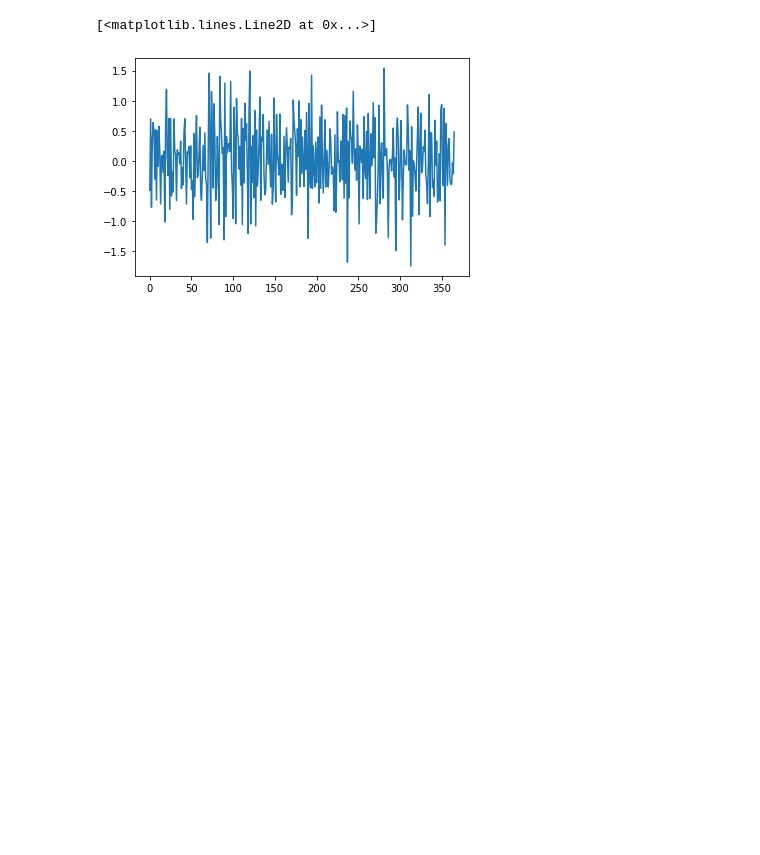
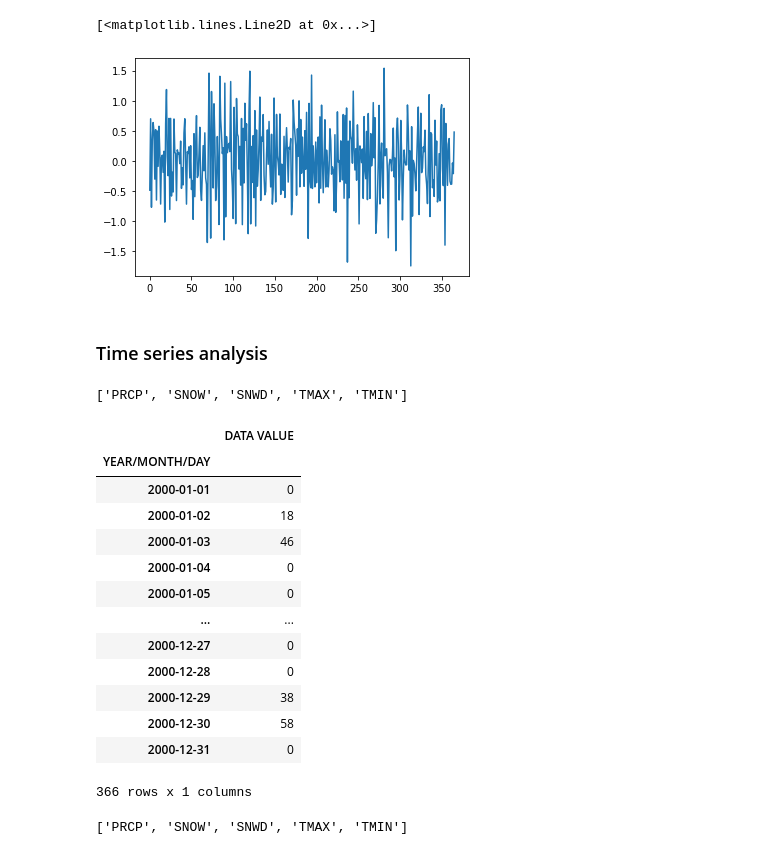
Before and after one commit to briancpark/aws-asdi, a Jupyter notebook: eda.ipynb, the cells around one changed output. Cells and saved outputs as stored; diff of their text form; code cells hidden in the pictures; blank space fills up the shorter version.

```diff
--- a/eda.ipynb
+++ b/eda.ipynb
@@ -387,3 +433,30 @@ block_shape = design_matrix.T.block_shape
 shape = design_matrix.T.shape
 R_shape = (shape[1], shape[1])
 R_block_shape = (block_shape[1], block_shape[1])
+# %% [markdown]
+### Time series analysis
+# %%
+elements
+# %% [output]
+['PRCP', 'SNOW', 'SNWD', 'TMAX', 'TMIN']
+# %%
+df_filter(dfs[2000], "CA006158350", "PRCP")
+# %% [output]
+|  | DATA VALUE |
+| YEAR/MONTH/DAY |  |
+| 2000-01-01 | 0 |
+| 2000-01-02 | 18 |
+| 2000-01-03 | 46 |
+| 2000-01-04 | 0 |
+| 2000-01-05 | 0 |
+| ... | ... |
+| 2000-12-27 | 0 |
+| 2000-12-28 | 0 |
+| 2000-12-29 | 38 |
+| 2000-12-30 | 58 |
+| 2000-12-31 | 0 |
+366 rows x 1 columns
+# %%
+elements
+# %% [output]
+['PRCP', 'SNOW', 'SNWD', 'TMAX', 'TMIN']
```
Also changed, not shown: parts of 29 cells of this notebook.
